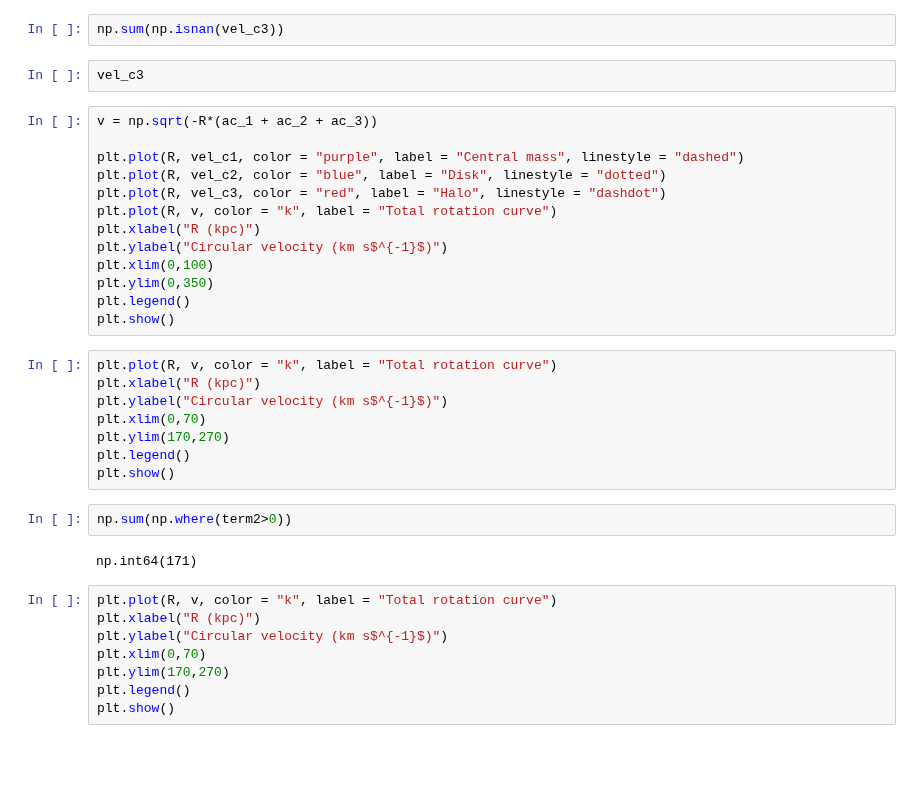
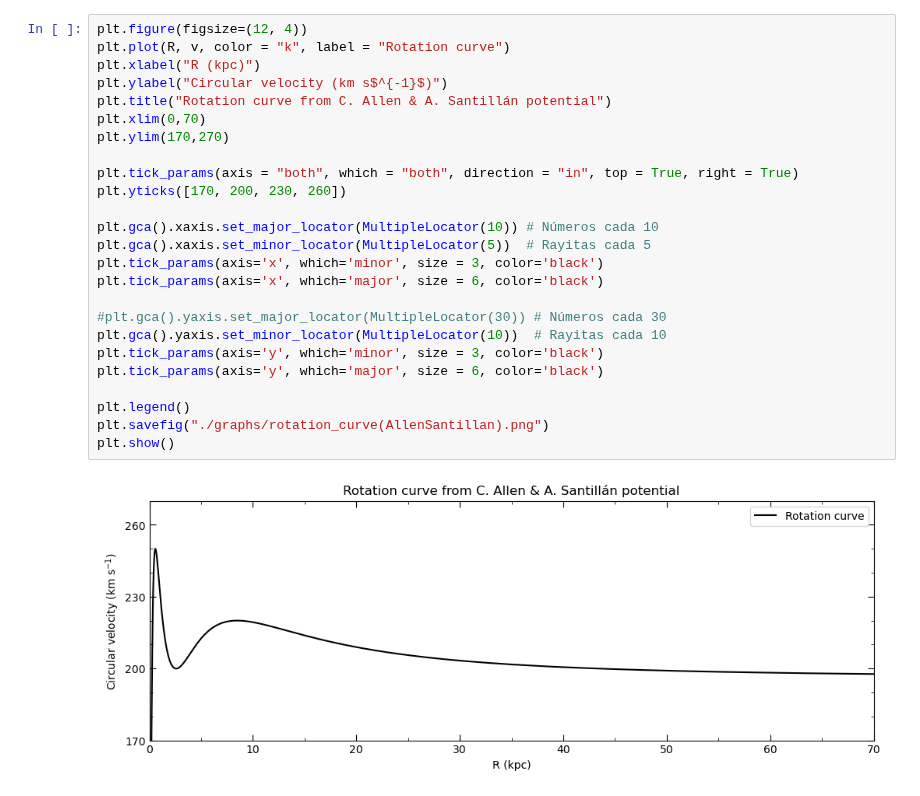
Before and after one commit to emmdaz/tesis-codes, a Jupyter notebook: rotation-curve/rotation_curve_Allen&Santilan.ipynb, the cells around one changed output. Drawn from its saved outputs; the diff is of its cells as text; blank space fills up the shorter version.

```diff
--- a/rotation-curve/rotation_curve_Allen&Santilan.ipynb
+++ b/rotation-curve/rotation_curve_Allen&Santilan.ipynb
@@ -51,37 +85,27 @@ vel_c3 = np.sqrt(-R*ac_3)
-# %%
-np.sum(np.isnan(vel_c3))
-# %%
-vel_c3
-# %%
-v = np.sqrt(-R*(ac_1 + ac_2 + ac_3))
-
-plt.plot(R, vel_c1, color = "purple", label = "Central mass", linestyle = "dashed")
-plt.plot(R, vel_c2, color = "blue", label = "Disk", linestyle = "dotted")
-plt.plot(R, vel_c3, color = "red", label = "Halo", linestyle = "dashdot")
-plt.plot(R, v, color = "k", label = "Total rotation curve")
-plt.xlabel("R (kpc)")
-plt.ylabel("Circular velocity (km s$^{-1}$)")
-plt.xlim(0,100)
-plt.ylim(0,350)
-plt.legend()
-plt.show()
-# %%
-plt.plot(R, v, color = "k", label = "Total rotation curve")
-plt.xlabel("R (kpc)")
-plt.ylabel("Circular velocity (km s$^{-1}$)")
-plt.xlim(0,70)
-plt.ylim(170,270)
-plt.legend()
-plt.show()
-# %%
-np.sum(np.where(term2>0))
-# %% [output]
-np.int64(171)
-# %%
-plt.plot(R, v, color = "k", label = "Total rotation curve")
-plt.xlabel("R (kpc)")
-plt.ylabel("Circular velocity (km s$^{-1}$)")
-plt.xlim(0,70)
-plt.ylim(170,270)
-plt.legend()
-plt.show()
+# %%
+plt.figure(figsize=(12, 4))
+plt.plot(R, v, color = "k", label = "Rotation curve")
+plt.xlabel("R (kpc)")
+plt.ylabel("Circular velocity (km s$^{-1}$)")
+plt.title("Rotation curve from C. Allen & A. Santillán potential")
+plt.xlim(0,70)
+plt.ylim(170,270)
+
+plt.tick_params(axis = "both", which = "both", direction = "in", top = True, right = True)
+plt.yticks([170, 200, 230, 260])
+
+plt.gca().xaxis.set_major_locator(MultipleLocator(10)) # Números cada 10
+plt.gca().xaxis.set_minor_locator(MultipleLocator(5))  # Rayitas cada 5
+plt.tick_params(axis='x', which='minor', size = 3, color='black')
+plt.tick_params(axis='x', which='major', size = 6, color='black')
+
+#plt.gca().yaxis.set_major_locator(MultipleLocator(30)) # Números cada 30
+plt.gca().yaxis.set_minor_locator(MultipleLocator(10))  # Rayitas cada 10
+plt.tick_params(axis='y', which='minor', size = 3, color='black')
+plt.tick_params(axis='y', which='major', size = 6, color='black')
+
+plt.legend()
+plt.savefig("./graphs/rotation_curve(AllenSantillan).png")
+plt.show()
+# %% [output]
+[figure, added]
```
Also changed, not shown: parts of 4 cells of this notebook, 10 other files.
